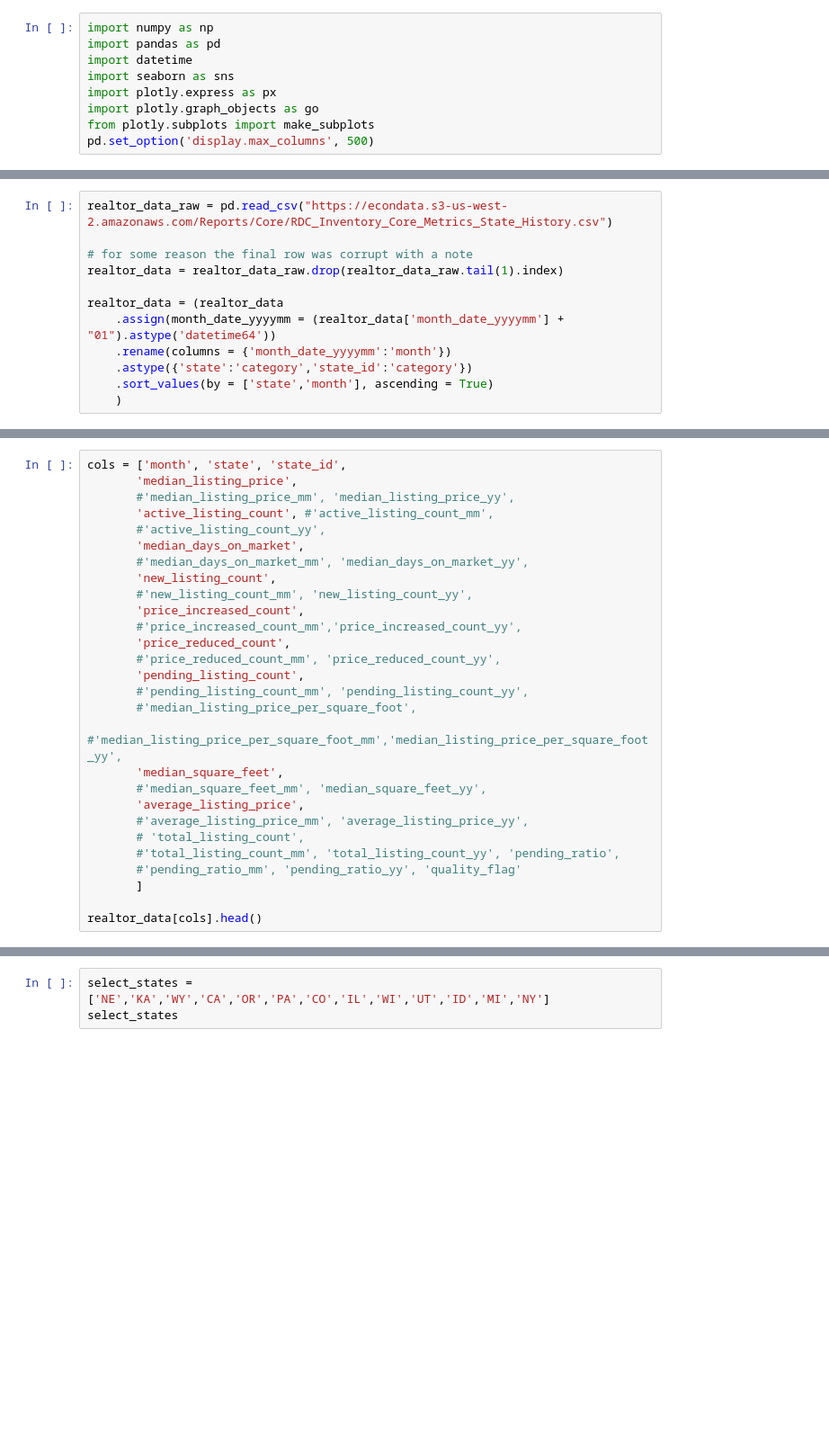
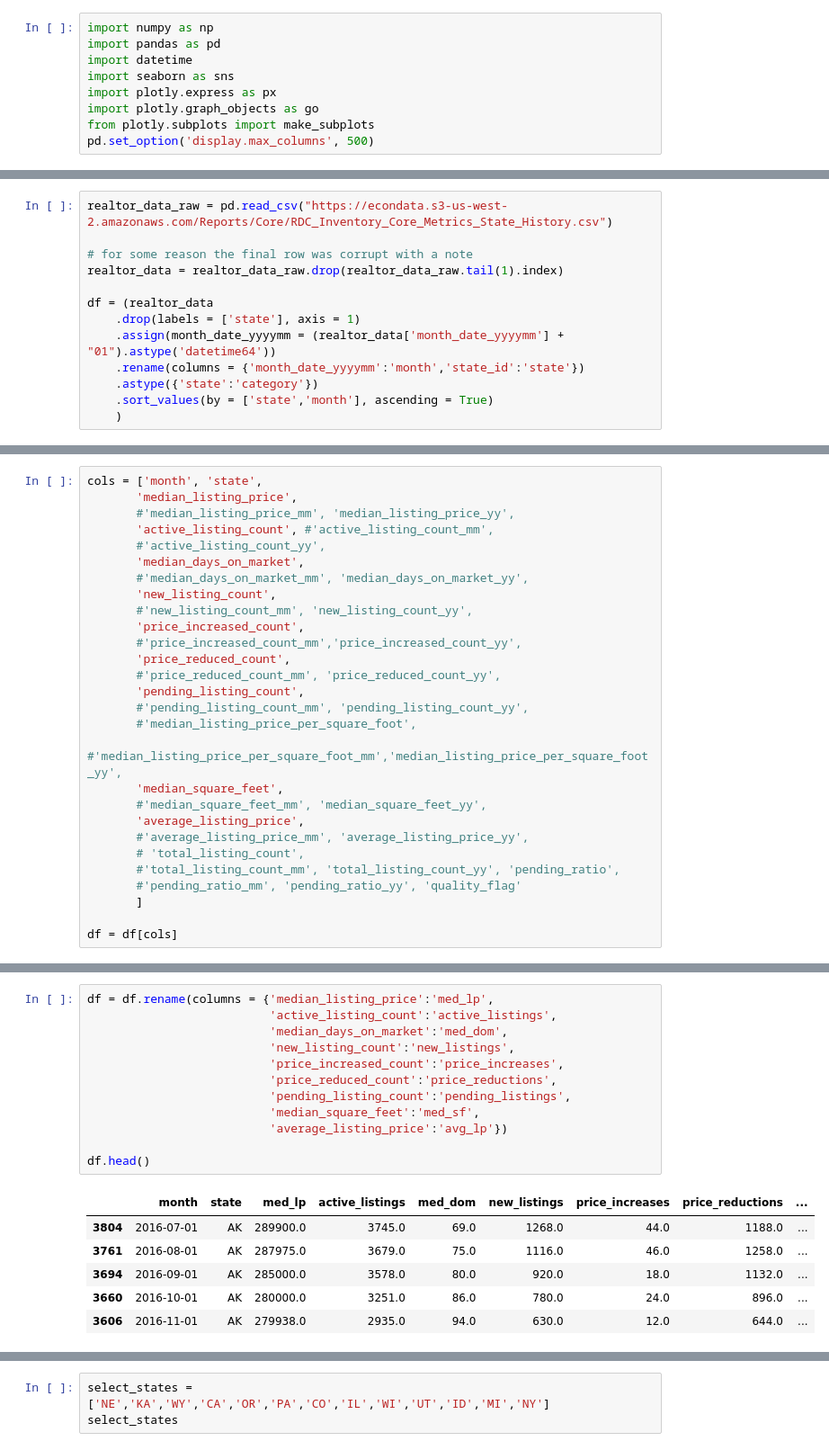
Before and after one commit to alexdparker/datascience, a Jupyter notebook: realtor_com_data_analysis.ipynb, the cells around one changed output, grey strips where cells are left out. Shown at 90% size. Drawn from its saved outputs; the diff is of its cells as text; blank space fills up the shorter version.

```diff
--- a/realtor_com_data_analysis.ipynb
+++ b/realtor_com_data_analysis.ipynb
@@ -13,10 +26,11 @@ realtor_data_raw = pd.read_csv("https://econdata.s3-us-west-2.amazonaws.com/Repo
 # for some reason the final row was corrupt with a note
 realtor_data = realtor_data_raw.drop(realtor_data_raw.tail(1).index)
 
-realtor_data = (realtor_data
+df = (realtor_data
+    .drop(labels = ['state'], axis = 1)
     .assign(month_date_yyyymm = (realtor_data['month_date_yyyymm'] + "01").astype('datetime64'))
-    .rename(columns = {'month_date_yyyymm':'month'})
-    .astype({'state':'category','state_id':'category'})
+    .rename(columns = {'month_date_yyyymm':'month','state_id':'state'})
+    .astype({'state':'category'})
     .sort_values(by = ['state','month'], ascending = True)
     )
 # %%
@@ -42,7 +56,7 @@ Index(['month', 'state', 'state_id', 'median_listing_price',
        'pending_ratio_mm', 'pending_ratio_yy', 'quality_flag'],
       dtype='object')
 # %%
-cols = ['month', 'state', 'state_id',
+cols = ['month', 'state',
        'median_listing_price',
        #'median_listing_price_mm', 'median_listing_price_yy',
        'active_listing_count', #'active_listing_count_mm',
@@ -68,4 +82,4 @@ cols = ['month', 'state', 'state_id',
        #'pending_ratio_mm', 'pending_ratio_yy', 'quality_flag'
        ]
 
-realtor_data[cols].head()
+df = df[cols]
@@ -136,0 +86,19 @@ fig.show()
+# %%
+df = df.rename(columns = {'median_listing_price':'med_lp',
+                          'active_listing_count':'active_listings',
+                          'median_days_on_market':'med_dom',
+                          'new_listing_count':'new_listings',
+                          'price_increased_count':'price_increases',
+                          'price_reduced_count':'price_reductions',
+                          'pending_listing_count':'pending_listings',
+                          'median_square_feet':'med_sf',
+                          'average_listing_price':'avg_lp'})
+
+df.head()
+# %% [output]
+|  | month | state | med_lp | active_listings | med_dom | new_listings | price_increases | price_reductions | ... |
+| 3804 | 2016-07-01 | AK | 289900.0 | 3745.0 | 69.0 | 1268.0 | 44.0 | 1188.0 | ... |
+| 3761 | 2016-08-01 | AK | 287975.0 | 3679.0 | 75.0 | 1116.0 | 46.0 | 1258.0 | ... |
+| 3694 | 2016-09-01 | AK | 285000.0 | 3578.0 | 80.0 | 920.0 | 18.0 | 1132.0 | ... |
+| 3660 | 2016-10-01 | AK | 280000.0 | 3251.0 | 86.0 | 780.0 | 24.0 | 896.0 | ... |
+| 3606 | 2016-11-01 | AK | 279938.0 | 2935.0 | 94.0 | 630.0 | 12.0 | 644.0 | ... |
```
Also changed, not shown: parts of 13 cells of this notebook, 1 other file.
